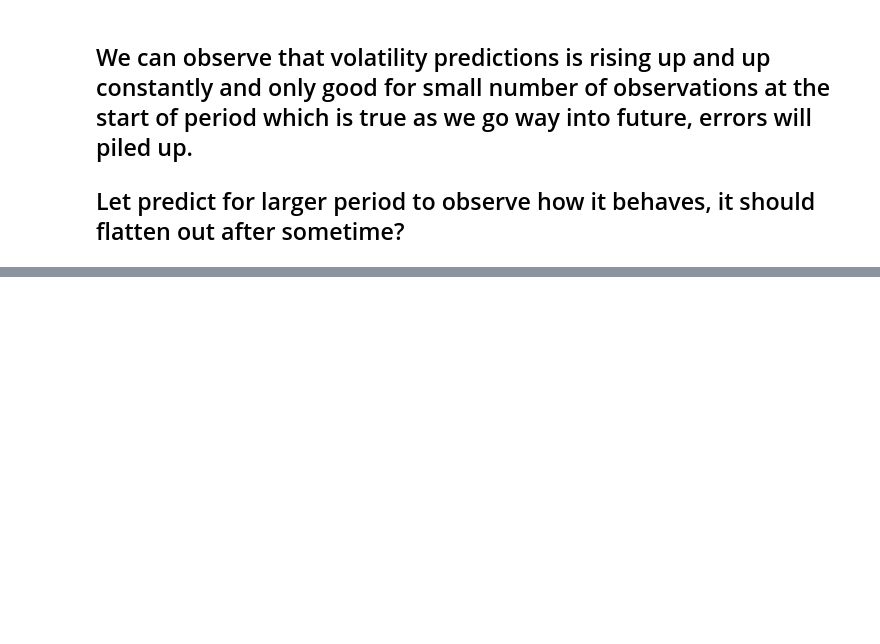
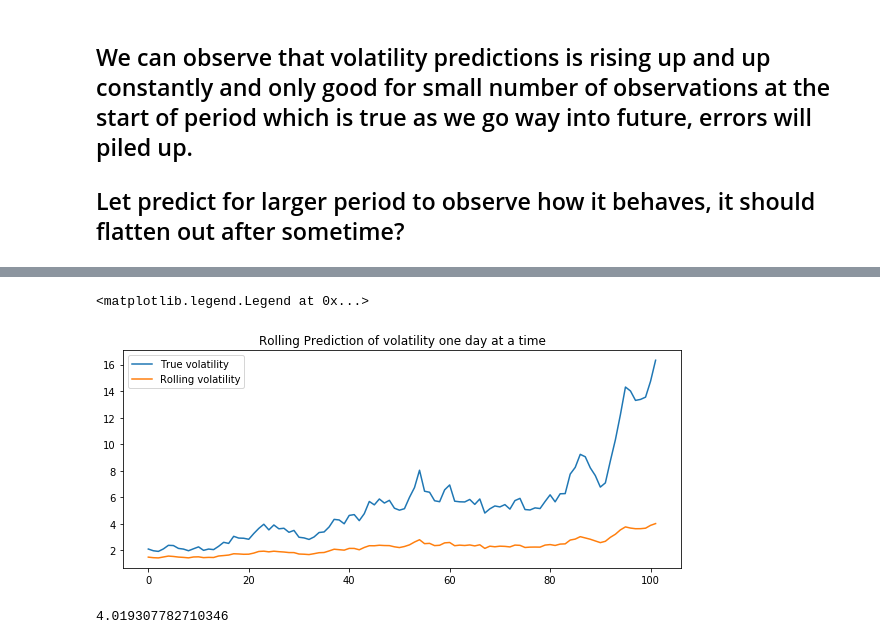
Before and after one commit to Karanpalshekhawat/time-series-analysis, a Jupyter notebook: Introduction to Garch Model .ipynb, the cells around one changed output, grey strips where cells are left out. Saved outputs shown, nothing was run; the diff lists cells and outputs as text; code cells hidden in the pictures; blank space fills up the shorter version.

Commit message:
Roling forecast predection 1 day at a time added

```diff
--- a/Introduction to Garch Model .ipynb
+++ b/Introduction to Garch Model .ipynb
@@ -188,0 +194,23 @@ plt.legend(['True Volatility', 'Predicted Volatility'], fontsize=16)
+# %%
+rolling_prediction = []
+
+for i in range(len(time_series) - test_size):
+    train = time_series[:(test_size+i)]
+    model = arch_model(train, p=2, q=2)
+    model_fit = model.fit(disp='off')
+    pred = model_fit.forecast(horizon=1, reindex=True)
+    value = np.sqrt(np.sqrt(pred.variance.values[-1,:][0]))
+    rolling_prediction.append(value)
+# %%
+plt.figure(figsize=(10,4))
+true, = plt.plot(vol_time_series[test_size:])
+preds, = plt.plot(rolling_prediction)
+plt.title("Rolling Prediction of volatility one day at a time")
+plt.legend(['True volatility', 'Rolling volatility'])
+# %% [output]
+<matplotlib.legend.Legend at 0x...>
+[figure, added]
+# %%
+value
+# %% [output]
+4.019307782710346
```
Also changed, not shown: parts of 10 cells of this notebook.
